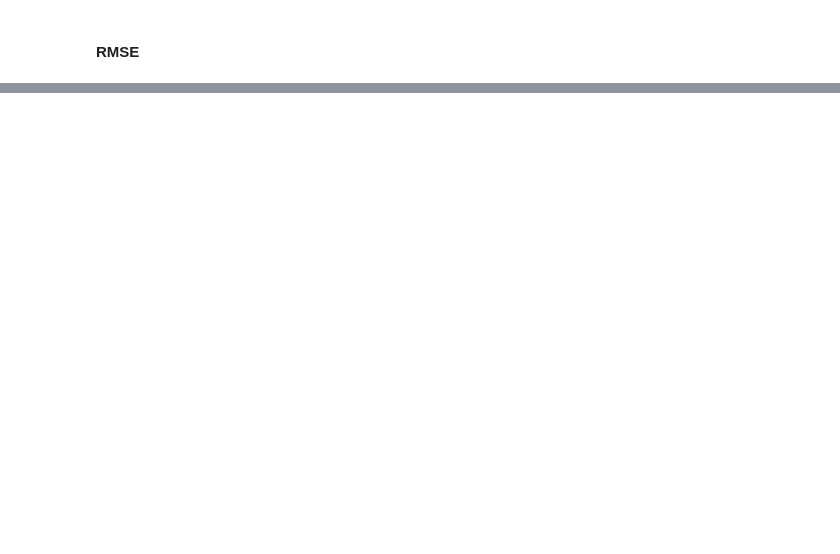
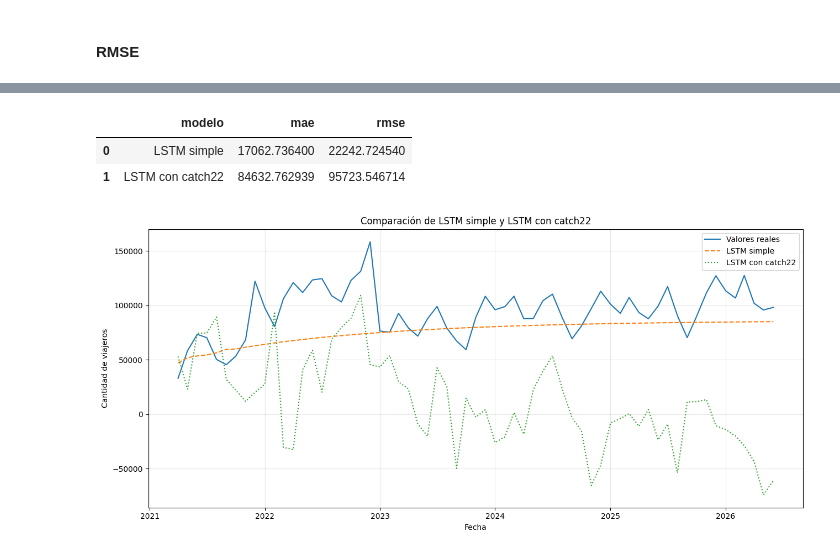
Before and after one commit to belennmm/DataS_Lab2_DeepLearning, a Jupyter notebook: serie_viasde_ingreso.ipynb, the cells around one changed output, grey strips where cells are left out. Cells and saved outputs as stored; diff of their text form; code cells hidden in the pictures; blank space fills up the shorter version.

```diff
--- a/serie_viasde_ingreso.ipynb
+++ b/serie_viasde_ingreso.ipynb
@@ -1192,0 +1379,12 @@ plt.show()
+# %%
+from sklearn.preprocessing import RobustScaler
+
+escalador_catch22 = RobustScaler()
+
+x_c22_train = escalador_catch22.fit_transform( x_c22_train )
+
+x_c22_val = escalador_catch22.transform( x_c22_val )
+
+x_c22_train = np.clip( x_c22_train,-5, 5)
+
+x_c22_val = np.clip( x_c22_val, -5 ,  5 )
@@ -1192,0 +1592,6 @@ plt.show()
+# %%
+predicciones_lstm_catch22 = pd.Series(
+    predicciones_catch22 ,
+    index=prueba_aerea.index,
+    name="LSTM con catch22"
+)
@@ -1192,0 +1611,46 @@ plt.show()
+# %%
+comparacion_lstm_catch22 = pd.DataFrame([
+    {
+        "modelo": "LSTM simple" ,
+        "mae": 17062.736400 ,
+        "rmse": 22242.724540
+    },
+    {
+        "modelo": "LSTM con catch22" ,
+        "mae": mae_lstm_catch22,
+        "rmse": rmse_lstm_catch22
+    }
+])
+
+comparacion_lstm_catch22
+# %% [output]
+|  | modelo | mae | rmse |
+| 0 | LSTM simple | 17062.736400 | 22242.724540 |
+| 1 | LSTM con catch22 | 84632.762939 | 95723.546714 |
+# %%
+plt.figure(figsize=(13, 6))
+
+plt.plot( prueba_aerea, label=  "Valores reales" )
+
+plt.plot(
+    resultado_final_aerea["predicciones"],
+    label= "LSTM simple",
+    linestyle = "--"
+)
+
+plt.plot(
+    predicciones_lstm_catch22 ,
+    label="LSTM con catch22" ,
+    linestyle = ":"
+)
+
+plt.title( "Comparación de LSTM simple y LSTM con catch22" )
+
+plt.xlabel("Fecha")
+plt.ylabel("Cantidad de viajeros")
+plt.legend()
+plt.grid(alpha = 0.3)
+plt.tight_layout()
+plt.show()
+# %% [output]
+[figure, added]
```
Also changed, not shown: parts of 30 cells of this notebook, 1 other file.
